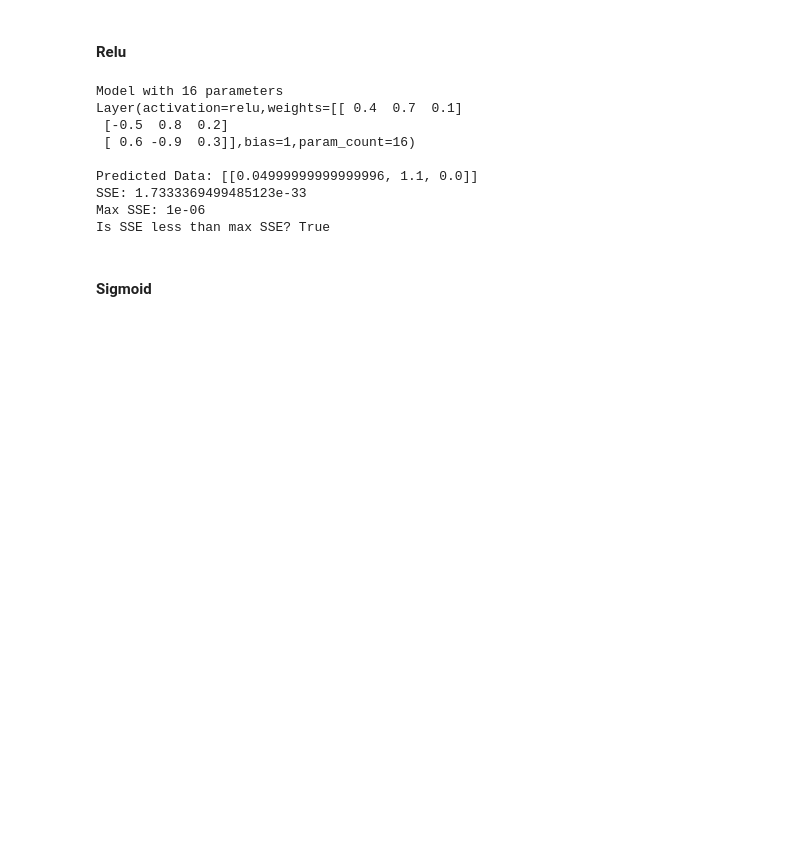
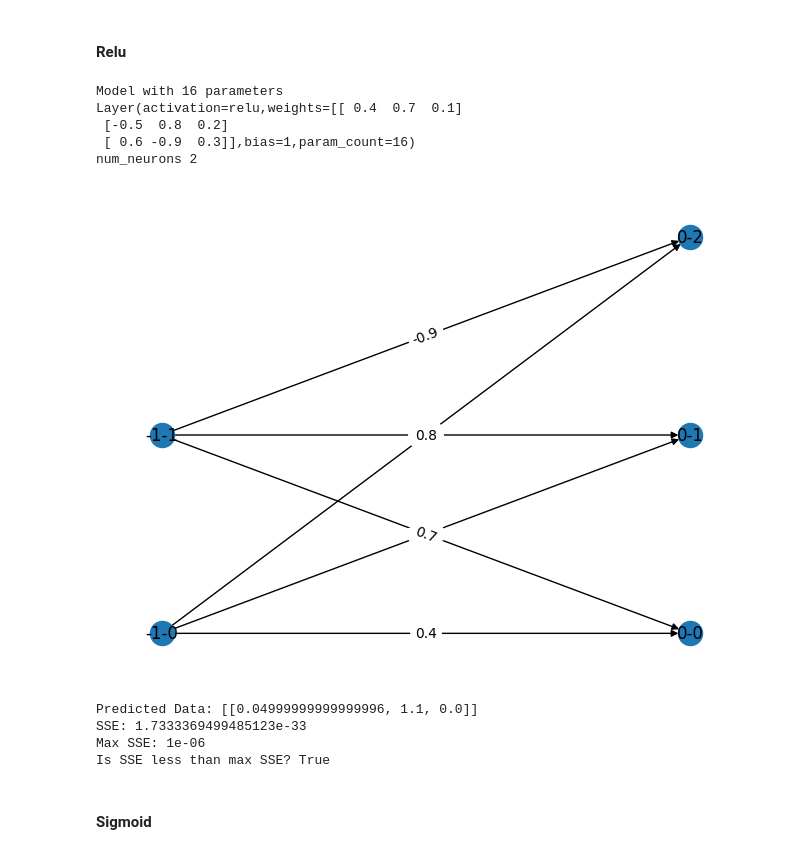
Before and after one commit to malikrafsan/Feed-Forward-Neural-Network-Implementation, a Jupyter notebook: main.ipynb, the cells around one changed output. Drawn from its saved outputs; the diff is of its cells as text; code cells hidden in the pictures; blank space fills up the shorter version.

Commit message:
feat: add visualizer

```diff
--- a/main.ipynb
+++ b/main.ipynb
@@ -178,6 +180,45 @@ class Model(object):
         for layer in self.layers:
             print(layer)
 
+    def draw(self):
+        graph = nx.DiGraph()
+
+        # draw input layer
+        num_neurons = len(self.layers[0].neurons[0].weights) -1
+        print("num_neurons", num_neurons)
+
+        for i in range(num_neurons):
+            graph.add_node(f"-1-{i}", pos=(-1, i))
+
+
+        for i, layer in enumerate(self.layers):
+            for j, neuron in enumerate(layer.neurons):
+                graph.add_node(f"{i}-{j}", pos=(i, j))
+
+                for k, weight in enumerate(neuron.weights):
+                    if k == len(neuron.weights) - 1:
+                        continue
+
+                    graph.add_edge(f"{i-1}-{k}", f"{i}-{j}", weight=weight)
+
+
+        # for i, layer in enumerate(self.layers):
+        #     for j, neuron in enumerate(layer.neurons):
+        #         count = 0
+
+        #         graph.add_node(f"{i}-{j}", pos=(i, j))
+        #         print("neuron.weights",)
+        #         for k, weight in enumerate(neuron.weights):
+        #             graph.add_edge(f"{i-1}-{k}", f"{i}-{j}", weight=weight)
+        #             count += 1
+        #         graph.add_edge(f"{i-1}-{count}", f"{i}-{j}", weight=layer.bias)
+
+        pos = nx.get_node_attributes(graph, 'pos')
+        nx.draw(graph, pos, with_labels=True)
+        edge_labels = nx.get_edge_attributes(graph, 'weight')
+        nx.draw_networkx_edge_labels(graph, pos, edge_labels=edge_labels)
+        plt.show()
+
     def __call__(self, inputs: list[list[float]]):
         # feed forward
         outputs: list[list[float]] = []
@@ -238,27 +279,29 @@ tester = ModelTester(0.000001)
 # %%
 model_name = 'test/relu'
 
 model_factory = ModelFactory(model_name)
 model = model_factory.create()
 model.summary()
+model.draw()
 print()
 
 data = [[-1.0, 0.5]]
 expected_output = [[0.05, 1.1, 0.0]]
 trained = model(data)
 print(f'Predicted Data: {trained}')
 
 tester.test(trained, expected_output)
 # %% [output]
 Model with 16 parameters
 Layer(activation=relu,weights=[[ 0.4  0.7  0.1]
  [-0.5  0.8  0.2]
  [ 0.6 -0.9  0.3]],bias=1,param_count=16)
-
-Predicted Data: [[0.04999999999999996, 1.1, 0.0]]
-SSE: 1.7333369499485123e-33
-Max SSE: 1e-06
-Is SSE less than max SSE? True
+num_neurons 2
+[figure, added]
+Predicted Data: [[0.04999999999999996, 1.1, 0.0]]
+SSE: 1.7333369499485123e-33
+Max SSE: 1e-06
+Is SSE less than max SSE? True
 # %% [markdown]
 #### Sigmoid
 # %%
```
Also changed, not shown: parts of 5 cells of this notebook, 3 other files.
